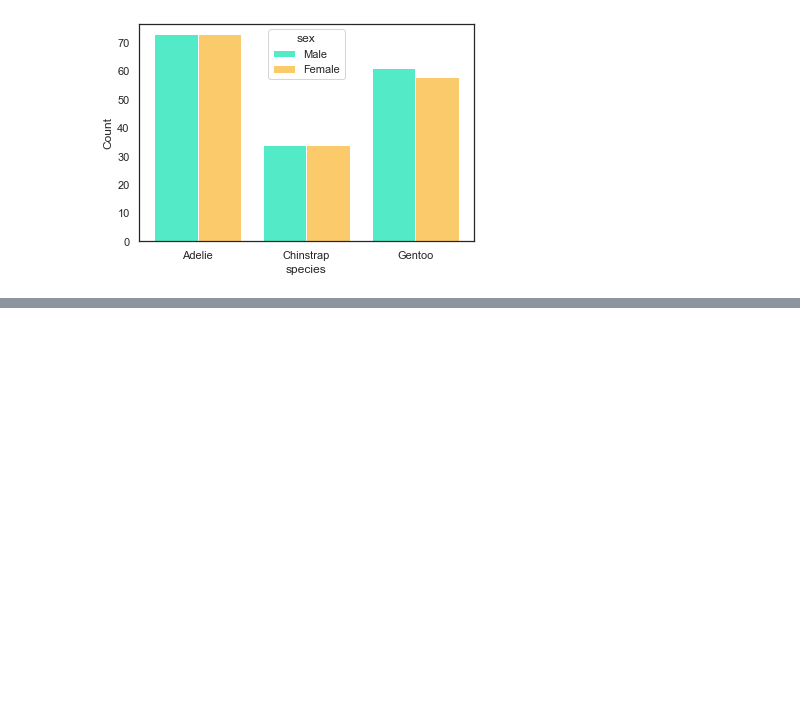
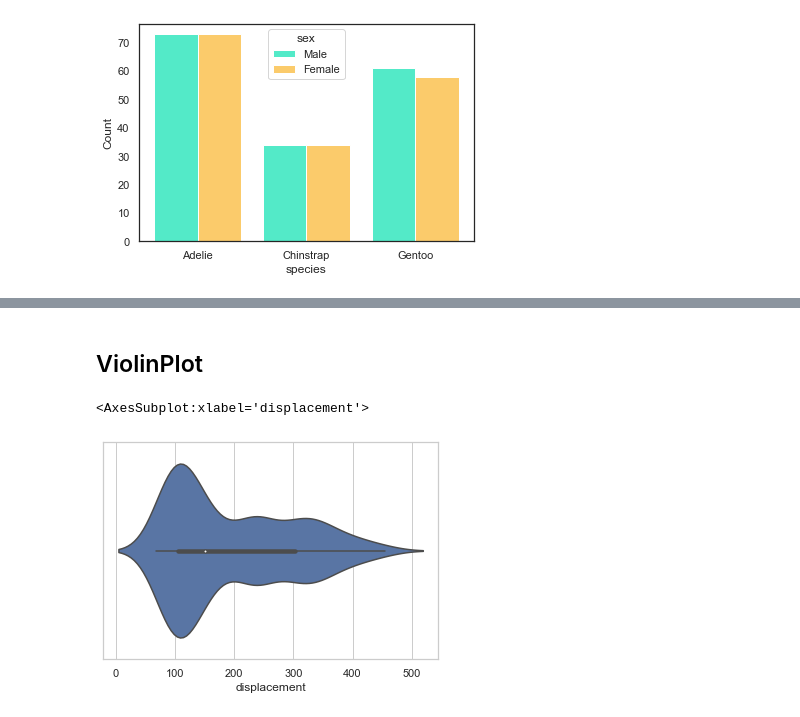
Before and after one commit to sinchan-s/everything_data_science, a Jupyter notebook: Seaborn tuts.ipynb, the cells around one changed output, grey strips where cells are left out. Drawn from its saved outputs; the diff is of its cells as text; code cells hidden in the pictures; blank space fills up the shorter version.

Commit message:
Violin + Swarm

```diff
--- a/Seaborn tuts.ipynb
+++ b/Seaborn tuts.ipynb
@@ -398,0 +398,7 @@ sns.boxplot(y='origin', x='mpg', data=cars2, showcaps=False)
+# %% [markdown]
+## ViolinPlot
+# %%
+sns.violinplot(data=cars2, x='displacement')
+# %% [output]
+<AxesSubplot:xlabel='displacement'>
+[figure, added]
```
Also changed, not shown: parts of 102 cells of this notebook.
